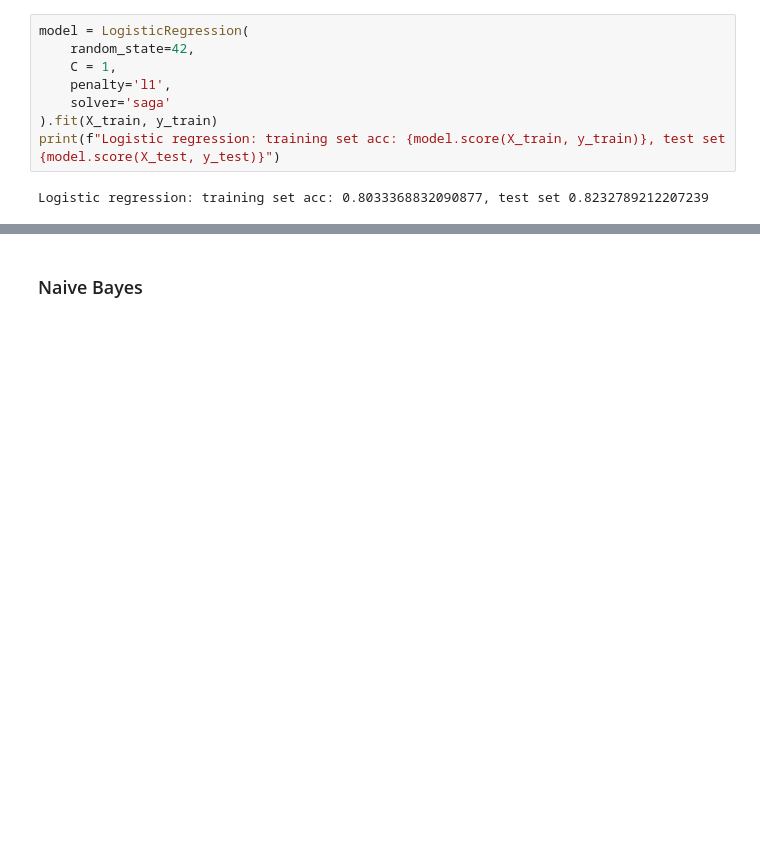
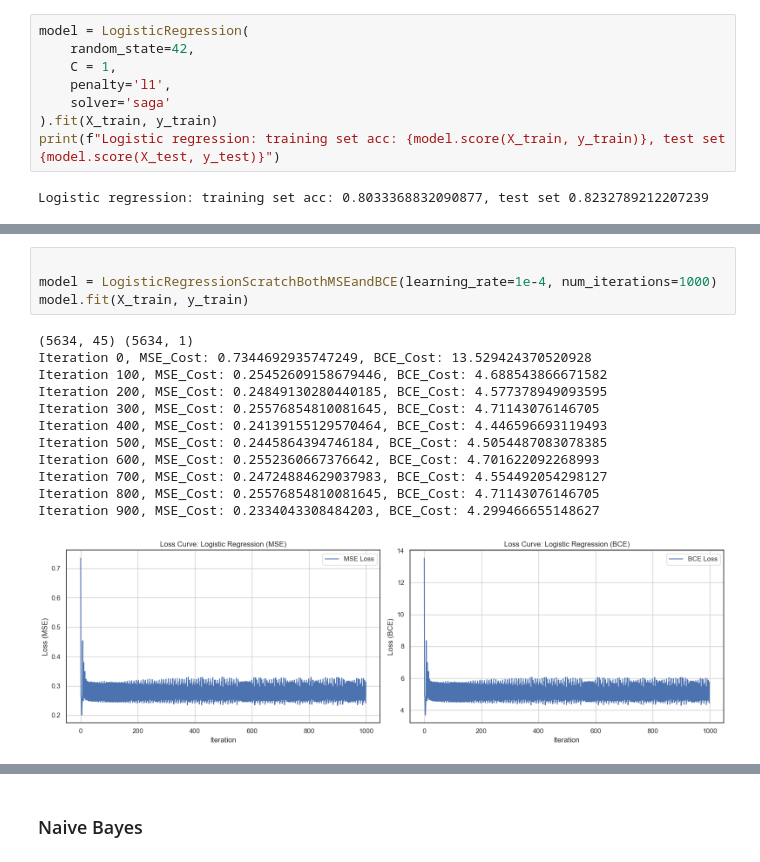
Before and after one commit to BBamkorphai/Telco-Churn-Prediction-Model-Intro-to-ML-and-DL-Project-, a Jupyter notebook: 03_Model.ipynb, the cells around one changed output, grey strips where cells are left out. Cells and saved outputs as stored; diff of their text form; blank space fills up the shorter version.

```diff
--- a/03_Model.ipynb
+++ b/03_Model.ipynb
@@ -330,0 +540,17 @@ ROC AUC Score: 0.8624310350181664
+# %%
+
+model = LogisticRegressionScratchBothMSEandBCE(learning_rate=1e-4, num_iterations=1000)
+model.fit(X_train, y_train)
+# %% [output]
+(5634, 45) (5634, 1)
+Iteration 0, MSE_Cost: 0.7344692935747249, BCE_Cost: 13.529424370520928
+Iteration 100, MSE_Cost: 0.25452609158679446, BCE_Cost: 4.688543866671582
+Iteration 200, MSE_Cost: 0.24849130280440185, BCE_Cost: 4.577378949093595
+Iteration 300, MSE_Cost: 0.25576854810081645, BCE_Cost: 4.71143076146705
+Iteration 400, MSE_Cost: 0.24139155129570464, BCE_Cost: 4.446596693119493
+Iteration 500, MSE_Cost: 0.2445864394746184, BCE_Cost: 4.5054487083078385
+Iteration 600, MSE_Cost: 0.2552360667376642, BCE_Cost: 4.701622092268993
+Iteration 700, MSE_Cost: 0.24724884629037983, BCE_Cost: 4.554492054298127
+Iteration 800, MSE_Cost: 0.25576854810081645, BCE_Cost: 4.71143076146705
+Iteration 900, MSE_Cost: 0.2334043308484203, BCE_Cost: 4.299466655148627
+[figure, added]
```
Also changed, not shown: parts of 64 cells of this notebook, 5 other files.
